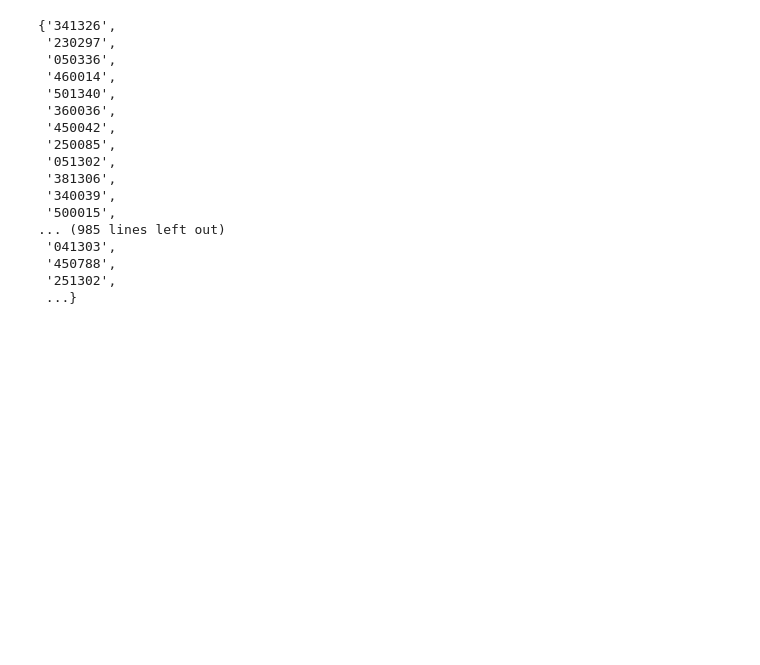
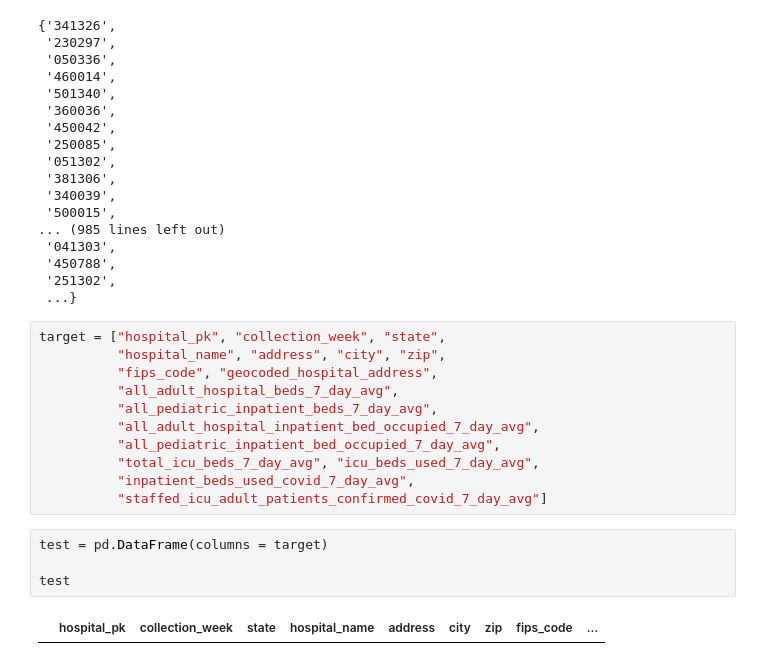
Before and after one commit to MenciusChin/data-engineering-final-project, a Jupyter notebook: test.ipynb, the cells around one changed output. Saved outputs shown, nothing was run; the diff lists cells and outputs as text; blank space fills up the shorter version.

Commit message:
test v2 loading.py

```diff
--- a/test.ipynb
+++ b/test.ipynb
@@ -135,3 +142,20 @@ set(qualitydata['Facility ID'])
  '450788',
  '251302',
  ...}
+# %%
+target = ["hospital_pk", "collection_week", "state",
+          "hospital_name", "address", "city", "zip",
+          "fips_code", "geocoded_hospital_address",
+          "all_adult_hospital_beds_7_day_avg",
+          "all_pediatric_inpatient_beds_7_day_avg",
+          "all_adult_hospital_inpatient_bed_occupied_7_day_avg",
+          "all_pediatric_inpatient_bed_occupied_7_day_avg",
+          "total_icu_beds_7_day_avg", "icu_beds_used_7_day_avg",
+          "inpatient_beds_used_covid_7_day_avg",
+          "staffed_icu_adult_patients_confirmed_covid_7_day_avg"]
+# %%
+test = pd.DataFrame(columns = target)
+
+test
+# %% [output]
+|  | hospital_pk | collection_week | state | hospital_name | address | city | zip | fips_code | ... |
```
Also changed, not shown: parts of 5 cells of this notebook, 2 other files.
